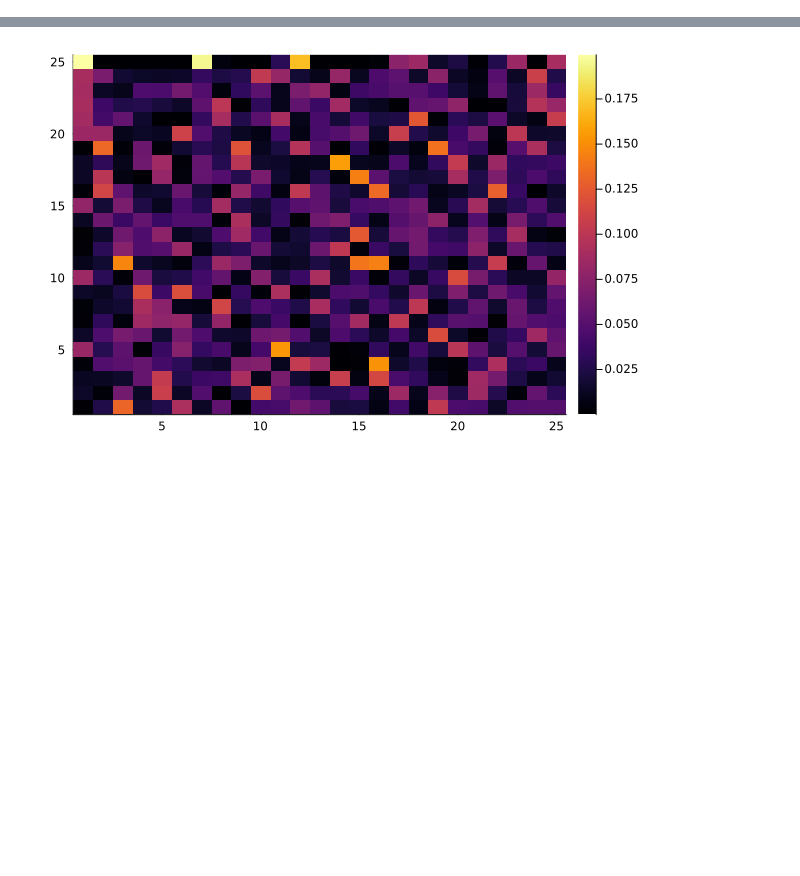
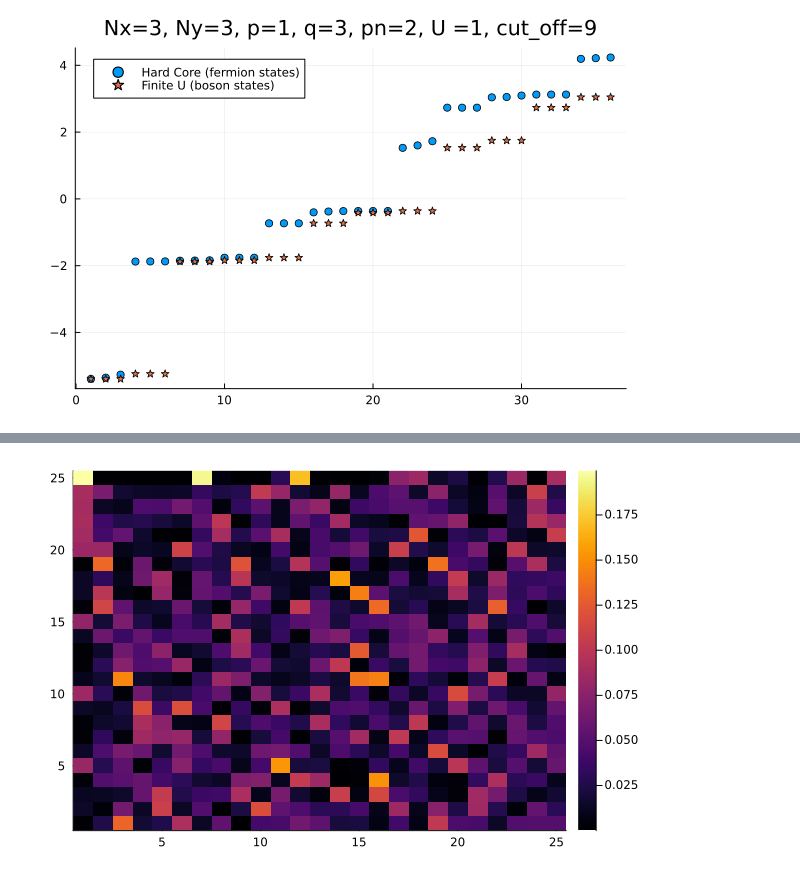
Before and after one commit to Umut-Can-Physics/Kagome-Lattice, a Jupyter notebook: Hofstadter-KM-Kagome/Many-Body/Hofstadter/Hofstadter_MB.ipynb, the cells around one changed output, grey strips where cells are left out. Cells and saved outputs as stored; diff of their text form; code cells hidden in the pictures; blank space fills up the shorter version.

```diff
--- a/Hofstadter-KM-Kagome/Many-Body/Hofstadter/Hofstadter_MB.ipynb
+++ b/Hofstadter-KM-Kagome/Many-Body/Hofstadter/Hofstadter_MB.ipynb
@@ -33,0 +57,17 @@ scatter(real(ϵ_sp))
+# %%
+HardCore = true
+H_proj_hardcore, P, Pt, basis_cut_mb = H_Hubbard_Projection(N, pn, matrix, Cut_Off, HardCore);
+# %%
+ϵ_hard_core, psi_hard_core = eigenstates(H_proj_hardcore);
+# %%
+HardCore = false
+H_proj_finite, P, Pt, basis_cut_mb = H_Hubbard_Projection(N, pn, matrix, Cut_Off, HardCore);
+# %%
+ϵ_finite, psi_finite = eigenstates(H_proj_finite);
+# %%
+n=1
+m=36
+scatter(ϵ_hard_core[n:m], label="Hard Core (fermion states)", title="Nx=$(Nx), Ny=$(Ny), p=$(p), q=$(q), pn=$(pn), U =$(U), cut_off=$(Cut_Off)")
+scatter!(ϵ_finite[n:m], label="Finite U (boson states)",marker=:star)
+# %% [output]
+[figure, added]
```
Also changed, not shown: parts of 11 cells of this notebook, 12 other files.
